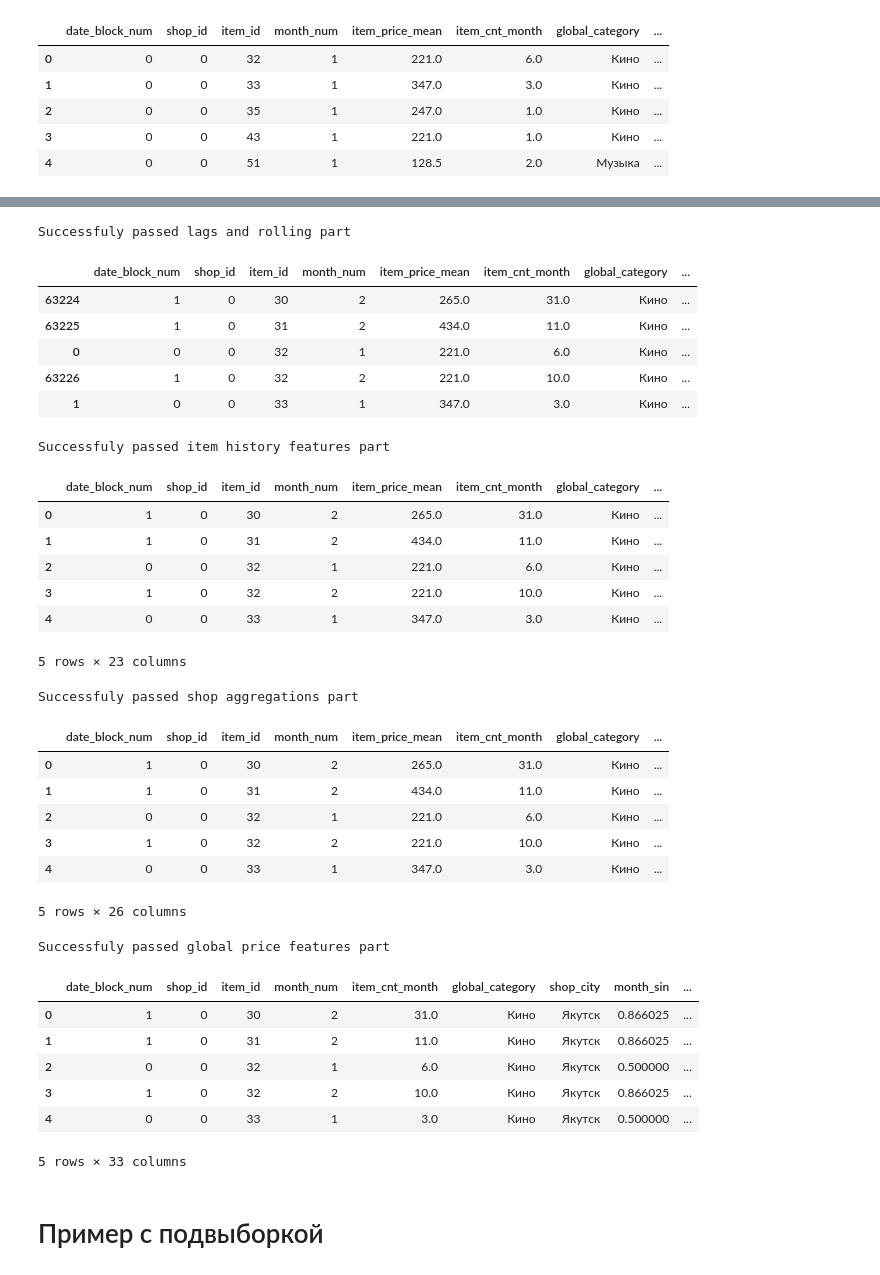
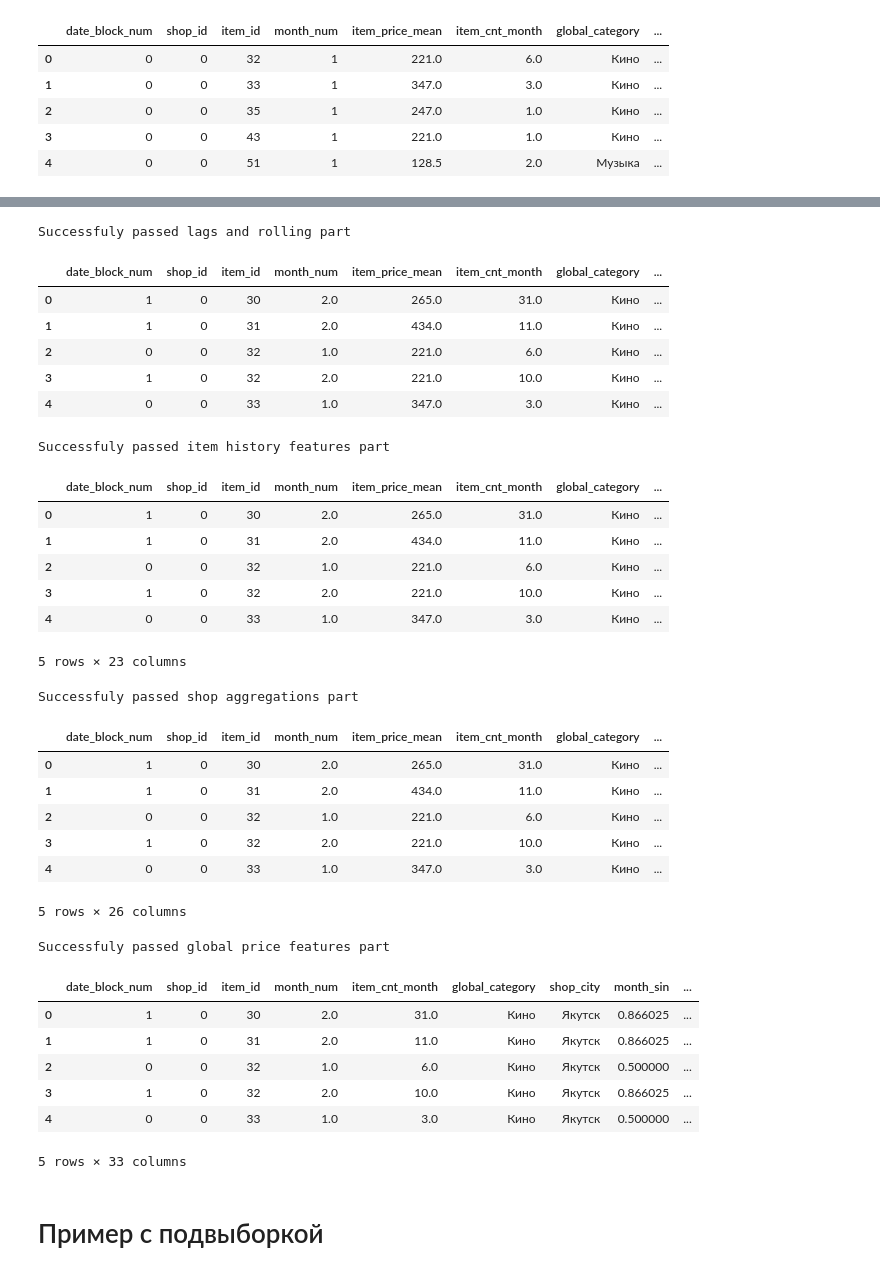
Before and after one commit to tsimafeiherman/internship, a Jupyter notebook: notebooks/feature_engineering_validation.ipynb, the cells around one changed output, grey strips where cells are left out. Cells and saved outputs as stored; diff of their text form; code cells hidden in the pictures.

Commit message:
sparse mattrix

```diff
--- a/notebooks/feature_engineering_validation.ipynb
+++ b/notebooks/feature_engineering_validation.ipynb
@@ -82,3 +83,6 @@ Successfuly passed month aggregation part
 | 2 | 0 | 0 | 35 | 1 | 247.0 | 1.0 | Кино | ... |
 | 3 | 0 | 0 | 43 | 1 | 221.0 | 1.0 | Кино | ... |
 | 4 | 0 | 0 | 51 | 1 | 128.5 | 2.0 | Музыка | ... |
+# %%
+sparsed  = add_sparse_zero_rows_fast(aggregated_to_monthly)
+sparsed.head()
@@ -85,25 +98,25 @@ Successfuly passed month aggregation part
 # %%
-lags_and_rolling = add_lags_and_rolling(aggregated_to_monthly)
+lags_and_rolling = add_lags_and_rolling(sparsed)
 lags_and_rolling.head()
 # %% [output]
 Successfuly passed lags and rolling part
 |  | date_block_num | shop_id | item_id | month_num | item_price_mean | item_cnt_month | global_category | ... |
-| 63224 | 1 | 0 | 30 | 2 | 265.0 | 31.0 | Кино | ... |
-| 63225 | 1 | 0 | 31 | 2 | 434.0 | 11.0 | Кино | ... |
-| 0 | 0 | 0 | 32 | 1 | 221.0 | 6.0 | Кино | ... |
-| 63226 | 1 | 0 | 32 | 2 | 221.0 | 10.0 | Кино | ... |
-| 1 | 0 | 0 | 33 | 1 | 347.0 | 3.0 | Кино | ... |
+| 0 | 1 | 0 | 30 | 2.0 | 265.0 | 31.0 | Кино | ... |
+| 1 | 1 | 0 | 31 | 2.0 | 434.0 | 11.0 | Кино | ... |
+| 2 | 0 | 0 | 32 | 1.0 | 221.0 | 6.0 | Кино | ... |
+| 3 | 1 | 0 | 32 | 2.0 | 221.0 | 10.0 | Кино | ... |
+| 4 | 0 | 0 | 33 | 1.0 | 347.0 | 3.0 | Кино | ... |
 # %%
 item_history = add_item_history_features(lags_and_rolling, 33)
 item_history.head()
 # %% [output]
 Successfuly passed item history features part
 |  | date_block_num | shop_id | item_id | month_num | item_price_mean | item_cnt_month | global_category | ... |
-| 0 | 1 | 0 | 30 | 2 | 265.0 | 31.0 | Кино | ... |
-| 1 | 1 | 0 | 31 | 2 | 434.0 | 11.0 | Кино | ... |
-| 2 | 0 | 0 | 32 | 1 | 221.0 | 6.0 | Кино | ... |
-| 3 | 1 | 0 | 32 | 2 | 221.0 | 10.0 | Кино | ... |
-| 4 | 0 | 0 | 33 | 1 | 347.0 | 3.0 | Кино | ... |
+| 0 | 1 | 0 | 30 | 2.0 | 265.0 | 31.0 | Кино | ... |
+| 1 | 1 | 0 | 31 | 2.0 | 434.0 | 11.0 | Кино | ... |
+| 2 | 0 | 0 | 32 | 1.0 | 221.0 | 6.0 | Кино | ... |
+| 3 | 1 | 0 | 32 | 2.0 | 221.0 | 10.0 | Кино | ... |
+| 4 | 0 | 0 | 33 | 1.0 | 347.0 | 3.0 | Кино | ... |
 5 rows × 23 columns
 # %%
 shop_aggregations = add_shop_aggregates(item_history)
@@ -111,11 +124,11 @@ shop_aggregations.head()
 # %% [output]
 Successfuly passed shop aggregations part
 |  | date_block_num | shop_id | item_id | month_num | item_price_mean | item_cnt_month | global_category | ... |
-| 0 | 1 | 0 | 30 | 2 | 265.0 | 31.0 | Кино | ... |
-| 1 | 1 | 0 | 31 | 2 | 434.0 | 11.0 | Кино | ... |
-| 2 | 0 | 0 | 32 | 1 | 221.0 | 6.0 | Кино | ... |
-| 3 | 1 | 0 | 32 | 2 | 221.0 | 10.0 | Кино | ... |
-| 4 | 0 | 0 | 33 | 1 | 347.0 | 3.0 | Кино | ... |
+| 0 | 1 | 0 | 30 | 2.0 | 265.0 | 31.0 | Кино | ... |
+| 1 | 1 | 0 | 31 | 2.0 | 434.0 | 11.0 | Кино | ... |
+| 2 | 0 | 0 | 32 | 1.0 | 221.0 | 6.0 | Кино | ... |
+| 3 | 1 | 0 | 32 | 2.0 | 221.0 | 10.0 | Кино | ... |
+| 4 | 0 | 0 | 33 | 1.0 | 347.0 | 3.0 | Кино | ... |
 5 rows × 26 columns
 # %%
 gloabl_price_features = add_global_price_features(shop_aggregations)
@@ -123,11 +136,11 @@ gloabl_price_features.head()
 # %% [output]
 Successfuly passed global price features part
 |  | date_block_num | shop_id | item_id | month_num | item_cnt_month | global_category | shop_city | month_sin | ... |
-| 0 | 1 | 0 | 30 | 2 | 31.0 | Кино | Якутск | 0.866025 | ... |
-| 1 | 1 | 0 | 31 | 2 | 11.0 | Кино | Якутск | 0.866025 | ... |
-| 2 | 0 | 0 | 32 | 1 | 6.0 | Кино | Якутск | 0.500000 | ... |
-| 3 | 1 | 0 | 32 | 2 | 10.0 | Кино | Якутск | 0.866025 | ... |
-| 4 | 0 | 0 | 33 | 1 | 3.0 | Кино | Якутск | 0.500000 | ... |
+| 0 | 1 | 0 | 30 | 2.0 | 31.0 | Кино | Якутск | 0.866025 | ... |
+| 1 | 1 | 0 | 31 | 2.0 | 11.0 | Кино | Якутск | 0.866025 | ... |
+| 2 | 0 | 0 | 32 | 1.0 | 6.0 | Кино | Якутск | 0.500000 | ... |
+| 3 | 1 | 0 | 32 | 2.0 | 10.0 | Кино | Якутск | 0.866025 | ... |
+| 4 | 0 | 0 | 33 | 1.0 | 3.0 | Кино | Якутск | 0.500000 | ... |
 5 rows × 33 columns
 # %% [markdown]
 # Пример с подвыборкой
```
Also changed, not shown: parts of 4 cells of this notebook, 2 other files.
